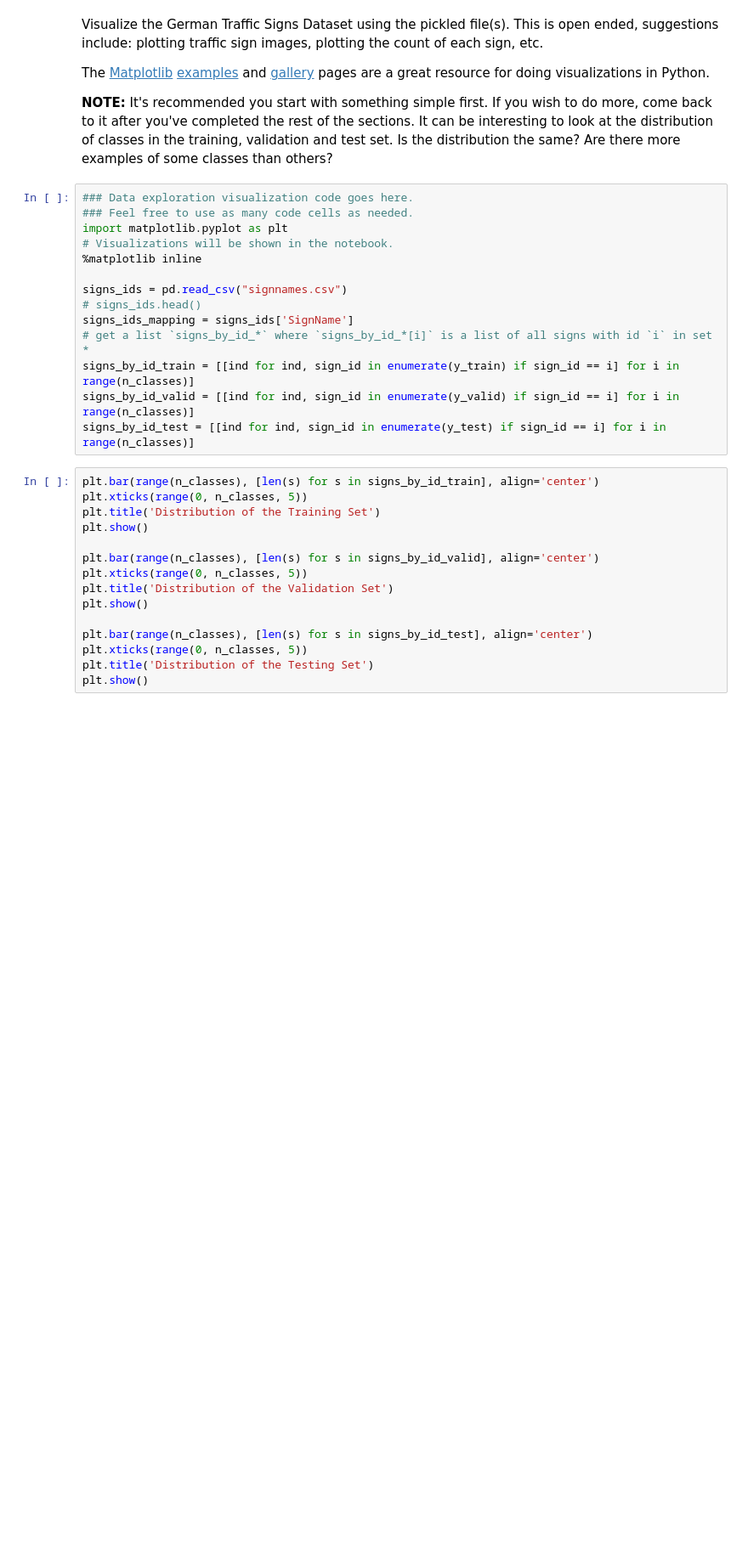
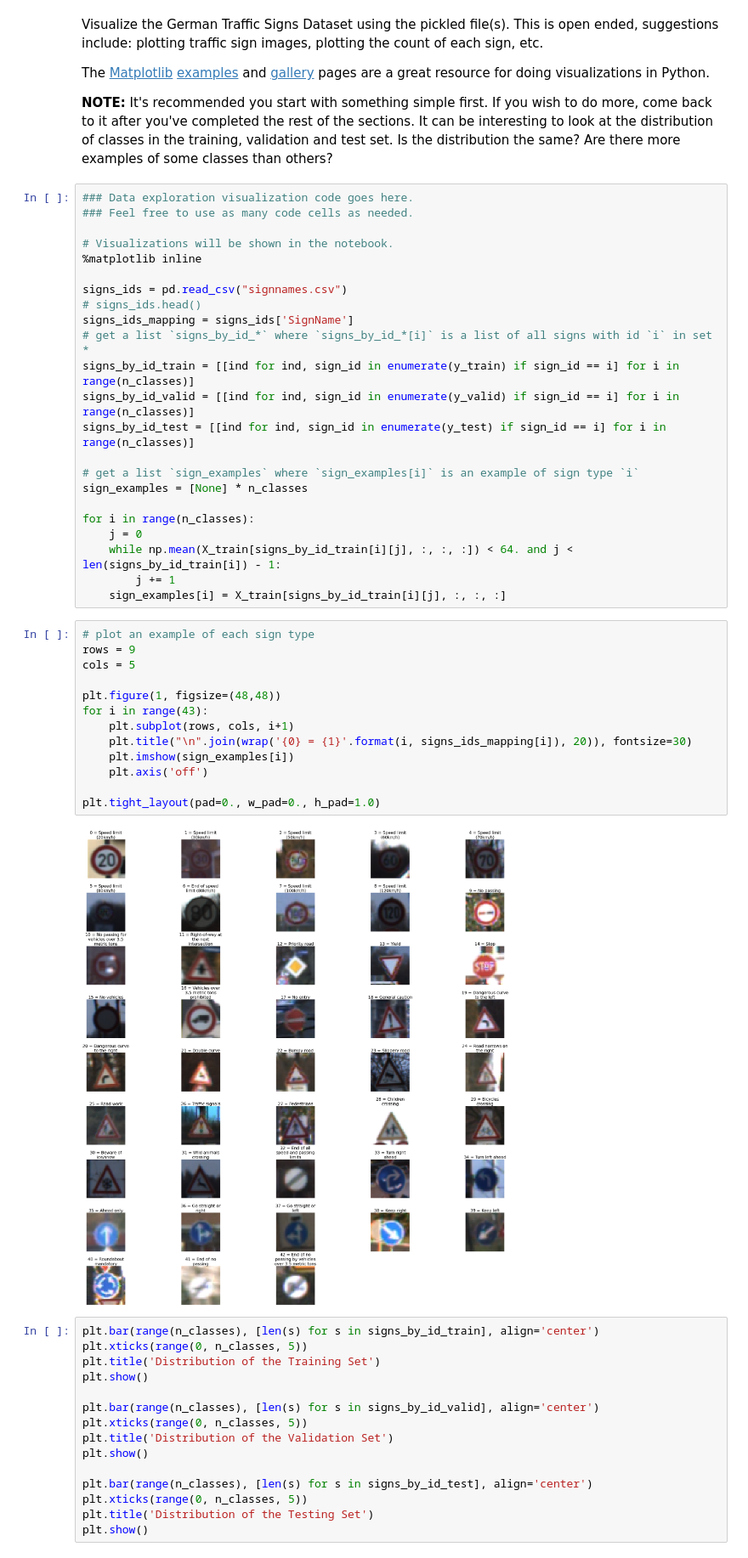
Before and after one commit to zmostafa/CarND-Traffic-Sign-Classifier-Project, a Jupyter notebook: Traffic_Sign_Classifier.ipynb, the cells around one changed output. Shown at 85% size. Drawn from its saved outputs; the diff is of its cells as text; blank space fills up the shorter version.

```diff
--- a/Traffic_Sign_Classifier.ipynb
+++ b/Traffic_Sign_Classifier.ipynb
@@ -99,7 +107,7 @@ The [Matplotlib](http://matplotlib.org/) [examples](http://matplotlib.org/exampl
 # %%
 ### Data exploration visualization code goes here.
 ### Feel free to use as many code cells as needed.
-import matplotlib.pyplot as plt
+
 # Visualizations will be shown in the notebook.
 %matplotlib inline
 
@@ -110,6 +118,30 @@ signs_ids_mapping = signs_ids['SignName']
 signs_by_id_train = [[ind for ind, sign_id in enumerate(y_train) if sign_id == i] for i in range(n_classes)]
 signs_by_id_valid = [[ind for ind, sign_id in enumerate(y_valid) if sign_id == i] for i in range(n_classes)]
 signs_by_id_test = [[ind for ind, sign_id in enumerate(y_test) if sign_id == i] for i in range(n_classes)]
+
+# get a list `sign_examples` where `sign_examples[i]` is an example of sign type `i`
+sign_examples = [None] * n_classes
+
+for i in range(n_classes):
+    j = 0
+    while np.mean(X_train[signs_by_id_train[i][j], :, :, :]) < 64. and j < len(signs_by_id_train[i]) - 1:
+        j += 1
+    sign_examples[i] = X_train[signs_by_id_train[i][j], :, :, :]
+# %%
+# plot an example of each sign type
+rows = 9
+cols = 5
+
+plt.figure(1, figsize=(48,48))
+for i in range(43):
+    plt.subplot(rows, cols, i+1)
+    plt.title("\n".join(wrap('{0} = {1}'.format(i, signs_ids_mapping[i]), 20)), fontsize=30)
+    plt.imshow(sign_examples[i])
+    plt.axis('off')
+
+plt.tight_layout(pad=0., w_pad=0., h_pad=1.0)
+# %% [output]
+[figure, added]
 # %%
 plt.bar(range(n_classes), [len(s) for s in signs_by_id_train], align='center')
 plt.xticks(range(0, n_classes, 5))
```
Also changed, not shown: parts of 10 cells of this notebook.
